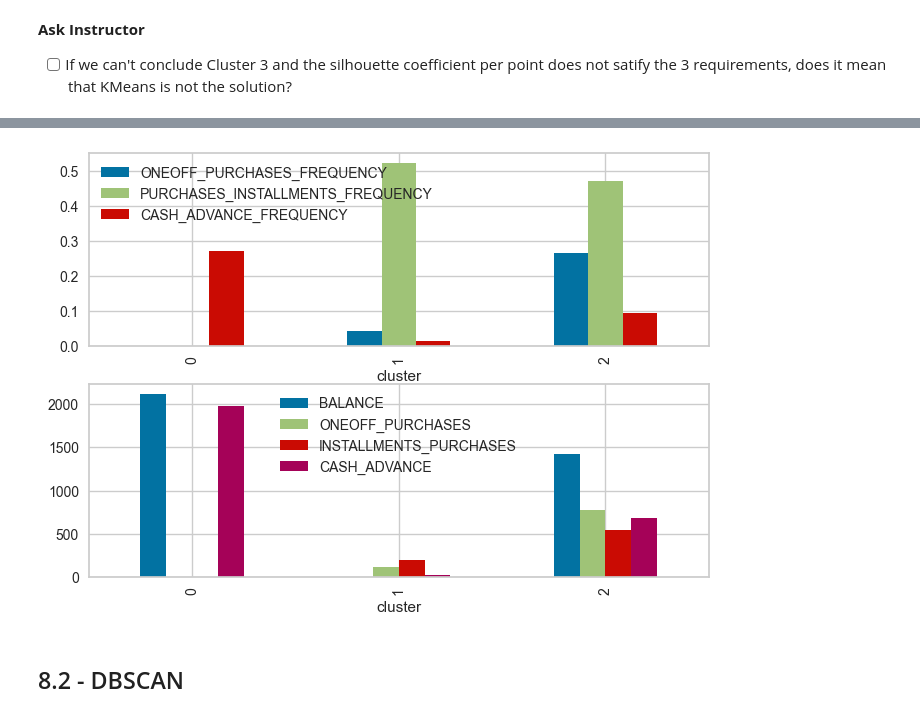
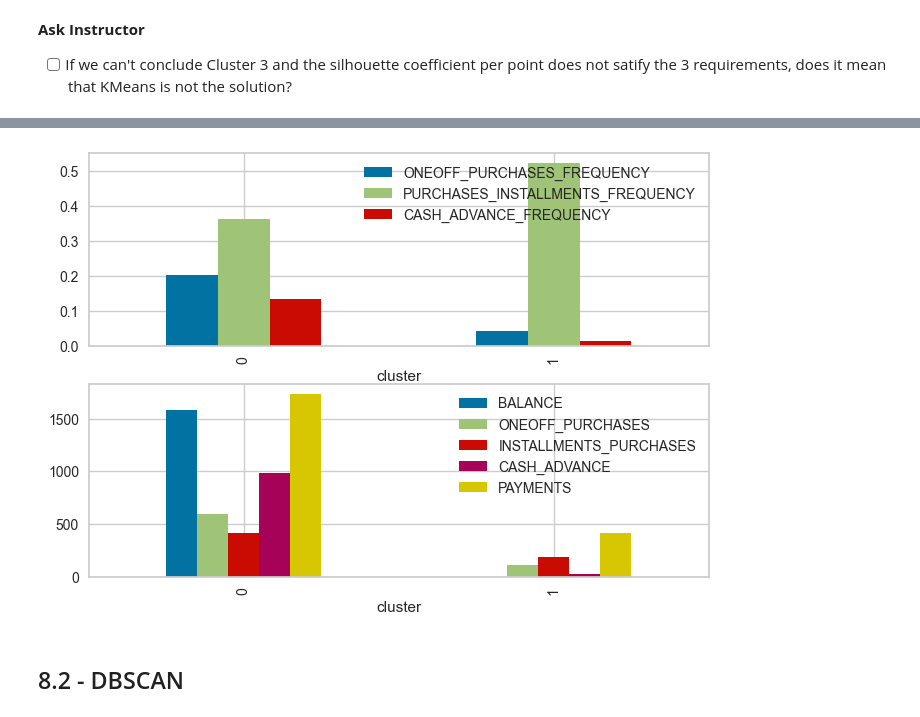
Before and after one commit to jasonrichdarmawan/p1-g4, a Jupyter notebook: h8dsft_P1G4_jason_rich_darmawan_onggo_putra.ipynb, the cells around one changed output, grey strips where cells are left out. Cells and saved outputs as stored; diff of their text form; code cells hidden in the pictures.

```diff
--- a/h8dsft_P1G4_jason_rich_darmawan_onggo_putra.ipynb
+++ b/h8dsft_P1G4_jason_rich_darmawan_onggo_putra.ipynb
@@ -679,6 +786,6 @@ isolate()
 # %%
 # Hierarchical Clustering
-hier_list = [AgglomerativeClustering(n_clusters=i) for i in range(2,10)]
+hier_list = [AgglomerativeClustering(distance_threshold=i, n_clusters=None, linkage="average") for i in np.arange(9,18.1,0.5)]
 # %% [markdown]
 # 7 - Model Training
 # %%
@@ -781,7 +888,7 @@ isolate()
 def isolate():
     X_train_final = preprocessor.fit_transform(X=X_train)
 
-    kmeans = kmeans_list[3-2]
+    kmeans = kmeans_list[2-2]
     visualizer = SilhouetteVisualizer(kmeans, colors="yellowbrick")
     visualizer.fit(X=X_train_final)
     visualizer.show()
@@ -797,7 +904,7 @@ isolate()
 # PC1, PC2, PC3 visualization
 def isolate():
     X_train_final = preprocessor.fit_transform(X=X_train)
-    kmeans = kmeans_list[3-2]
+    kmeans = kmeans_list[2-2]
 
     x, y = X_train_final[:,:2].T
 
@@ -812,7 +919,7 @@ isolate()
 # PC1, PC2, PC3 visualization
 def isolate():
     X_train_final = preprocessor.fit_transform(X=X_train)
-    kmeans = kmeans_list[4-2]
+    kmeans = kmeans_list[2-2]
 
     x, y, z = X_train_final.T
 
@@ -850,37 +951,37 @@ isolate()
 # %%
 # Interpreting clusters based on KMeans(n_clusters=3)
 def isolate():
-    kmeans = kmeans_list[3-2]
+    kmeans = kmeans_list[2-2]
 
     X_train_imputed = num_prep[0].fit_transform(X=X_train)
 
     Xy_train_imputed = pd.concat([
         pd.DataFrame(
             data=X_train_imputed,
             columns=num_prep[0].get_feature_names_out()
         ),
         pd.DataFrame({'cluster': kmeans.labels_})
     ], axis=1)
 
     _, axes = plt.subplots(2,1)
 
     interests_1 = [
         'ONEOFF_PURCHASES_FREQUENCY',
         'PURCHASES_INSTALLMENTS_FREQUENCY', 'CASH_ADVANCE_FREQUENCY', 'cluster'
     ]
 
     Xy_train_imputed[interests_1].groupby(by='cluster').mean().plot.bar(ax=axes[0])
 
     interests_2 = [
         'BALANCE', 'ONEOFF_PURCHASES', 'INSTALLMENTS_PURCHASES',
-        'CASH_ADVANCE', 'cluster'
+        'CASH_ADVANCE', 'PAYMENTS', 'cluster'
     ]
 
     Xy_train_imputed[interests_2].groupby(by='cluster').mean().plot.bar(ax=axes[1])
 
 isolate()
 # %% [output]
-[figure, old version]
+[figure, new version]
 # %% [markdown]
 ## 8.2 - DBSCAN
 # %%
```
Also changed, not shown: parts of 34 cells of this notebook, 2 other files.
